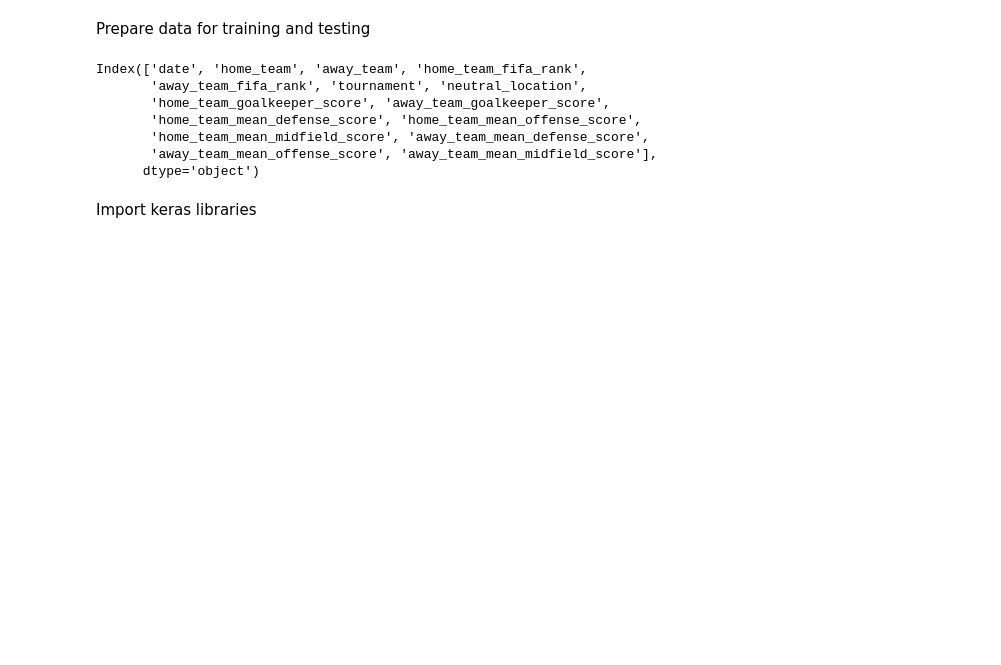
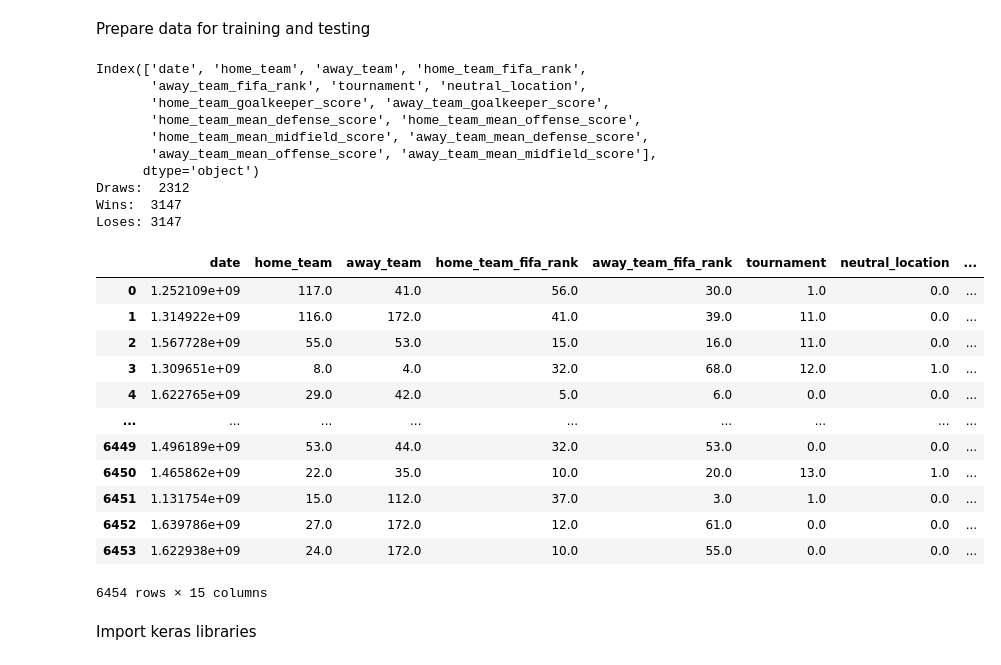
Before and after one commit to TomasBruno1/fifa-2022-predictor, a Jupyter notebook: main.ipynb, the cells around one changed output. Saved outputs shown, nothing was run; the diff lists cells and outputs as text; code cells hidden in the pictures; blank space fills up the shorter version.

```diff
--- a/main.ipynb
+++ b/main.ipynb
@@ -293,36 +317,60 @@ for i in range(len(_y)):
 
 X = np.concatenate((X,_X), axis= 0)
 
 y = np.concatenate((y,_y))
 
 
 print(matches.iloc[:, :-1].columns)
 
 
 X = np.array(X, dtype = 'f')
 y = np.array(y, dtype = 'f')
 
 
 from sklearn.preprocessing import LabelEncoder
 LabelEncoder_res=LabelEncoder()
 y=LabelEncoder_res.fit_transform(y)
 
 X, y = shuffle(X,y)
 
 X_train, X_test, y_train, y_test = train_test_split(X, y, test_size = 0.25)
 
 # Scaling of Data:
-from sklearn.preprocessing import StandardScaler
-sc = StandardScaler()
-X_train = sc.fit_transform(X_train)
-X_test = sc.fit_transform(X_test)
+# from sklearn.preprocessing import StandardScaler
+# sc = StandardScaler()
+# X_train = sc.fit_transform(X_train)
+# X_test = sc.fit_transform(X_test)
+
+print('Draws: ', len(y[y==0]))
+print('Wins: ', len(y[y==1]))
+print('Loses:', len(y[y==2]))
+
+# make a table with 5 rows and a column for each category
+table = pd.DataFrame(index=range(len(X_train)), columns=matches.iloc[:, :-1].columns, data=X_train)
+table
 # %% [output]
 Index(['date', 'home_team', 'away_team', 'home_team_fifa_rank',
        'away_team_fifa_rank', 'tournament', 'neutral_location',
        'home_team_goalkeeper_score', 'away_team_goalkeeper_score',
        'home_team_mean_defense_score', 'home_team_mean_offense_score',
        'home_team_mean_midfield_score', 'away_team_mean_defense_score',
        'away_team_mean_offense_score', 'away_team_mean_midfield_score'],
       dtype='object')
+Draws:  2312
+Wins:  3147
+Loses: 3147
+|  | date | home_team | away_team | home_team_fifa_rank | away_team_fifa_rank | tournament | neutral_location | ... |
+| 0 | 1.252109e+09 | 117.0 | 41.0 | 56.0 | 30.0 | 1.0 | 0.0 | ... |
+| 1 | 1.314922e+09 | 116.0 | 172.0 | 41.0 | 39.0 | 11.0 | 0.0 | ... |
+| 2 | 1.567728e+09 | 55.0 | 53.0 | 15.0 | 16.0 | 11.0 | 0.0 | ... |
+| 3 | 1.309651e+09 | 8.0 | 4.0 | 32.0 | 68.0 | 12.0 | 1.0 | ... |
+| 4 | 1.622765e+09 | 29.0 | 42.0 | 5.0 | 6.0 | 0.0 | 0.0 | ... |
+| ... | ... | ... | ... | ... | ... | ... | ... | ... |
+| 6449 | 1.496189e+09 | 53.0 | 44.0 | 32.0 | 53.0 | 0.0 | 0.0 | ... |
+| 6450 | 1.465862e+09 | 22.0 | 35.0 | 10.0 | 20.0 | 13.0 | 1.0 | ... |
+| 6451 | 1.131754e+09 | 15.0 | 112.0 | 37.0 | 3.0 | 1.0 | 0.0 | ... |
+| 6452 | 1.639786e+09 | 27.0 | 172.0 | 12.0 | 61.0 | 0.0 | 0.0 | ... |
+| 6453 | 1.622938e+09 | 24.0 | 172.0 | 10.0 | 55.0 | 0.0 | 0.0 | ... |
+6454 rows × 15 columns
 # %% [markdown]
 Import keras libraries
```
Also changed, not shown: parts of 24 cells of this notebook.
